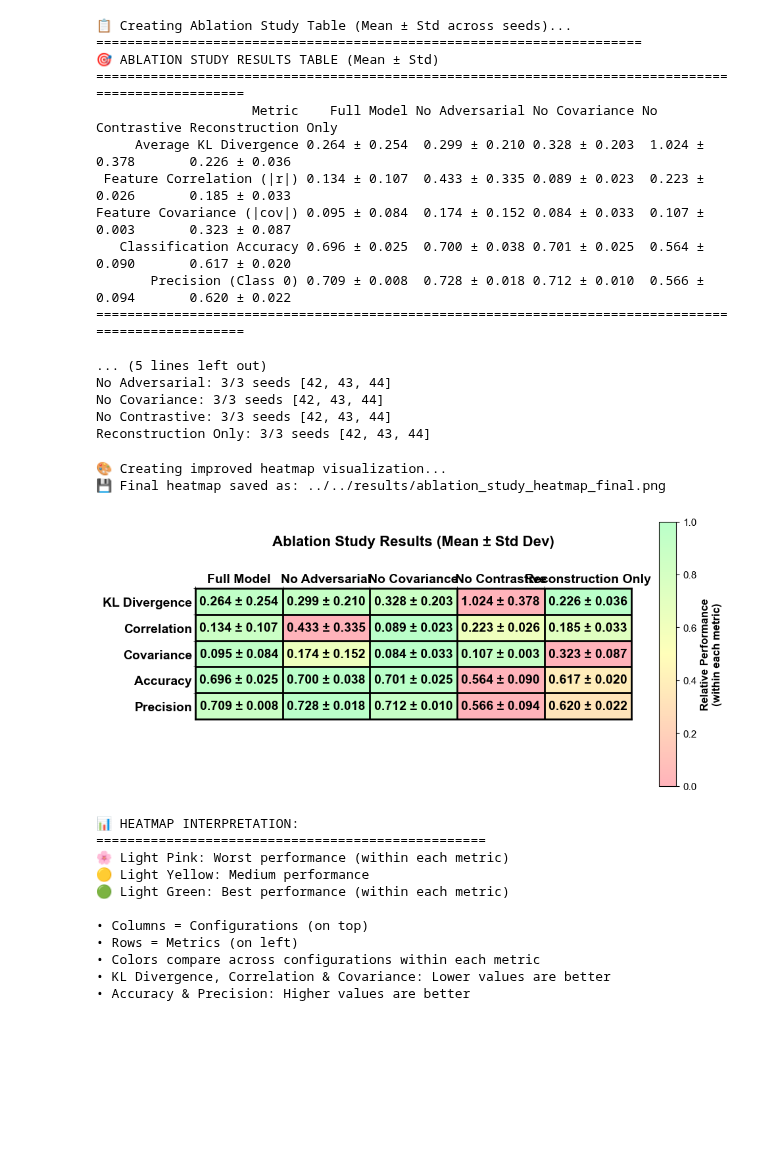
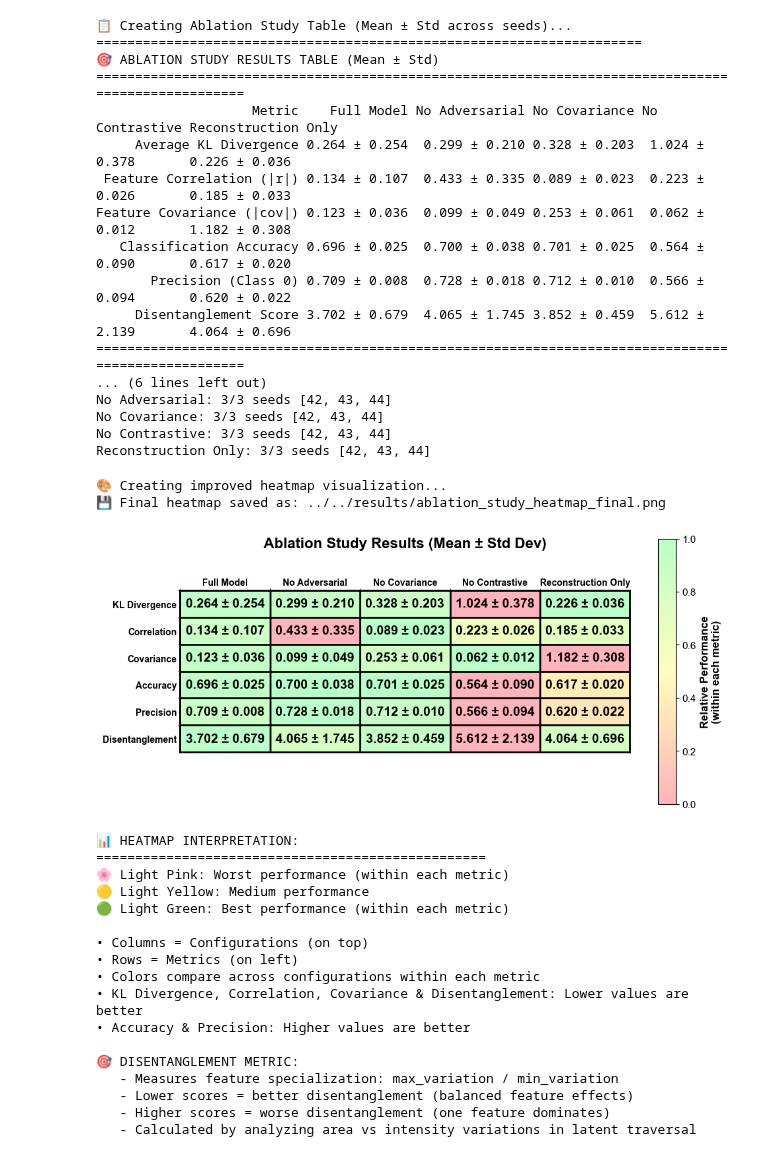
Before and after one commit to ComputationalMicroscopy4CellBio/AI4CellFate, a Jupyter notebook: notebooks/manuscript/SI_ablation_studies.ipynb, the cells around one changed output. Cells and saved outputs as stored; diff of their text form; code cells hidden in the pictures; blank space fills up the shorter version.

Commit message:
adding more interpretability metrics

```diff
--- a/notebooks/manuscript/SI_ablation_studies.ipynb
+++ b/notebooks/manuscript/SI_ablation_studies.ipynb
@@ -147,7 +334,8 @@ def load_metrics_from_folder(folder_path, verbose=True):
         cov_matrix = np.load(cov_file)
         # Get off-diagonal covariance (for 2D latent space, this is [0,1] or [1,0])
         if cov_matrix.shape == (2, 2):
-            metrics['feature_covariance'] = abs(cov_matrix[0, 1])  # Absolute covariance
+            metrics['feature_covariance'] = covariance_loss(cov_matrix)[1]
+            #metrics['feature_covariance'] = 2*abs(cov_matrix[0, 1]) / (abs(cov_matrix[0,0] + abs(cov_matrix[1, 1])))#+ abs(cov_matrix[1, 0]) # Absolute covariance
         else:
             # For higher dimensions, take mean absolute off-diagonal covariance
             off_diag_mask = ~np.eye(cov_matrix.shape[0], dtype=bool)
@@ -182,7 +370,7 @@ def load_metrics_from_folder(folder_path, verbose=True):
 
 # Test the function with one folder first
 print("🧪 Testing metric loading function...")
-test_config = ablation_configs[0]  # Full Model
+test_config = ablation_configs[1]  # Full Model
 test_folder = results_dir / test_config['folder_template'].format(seed=42)
 test_metrics = load_metrics_from_folder(test_folder)
 # %% [output]
@@ -287,14 +485,15 @@ def format_mean_std(values_list):
     else:
         return f"{mean_val:.3f} ± 0.000"
 
-# Prepare data for the table
+# Prepare data for the table - INCLUDING DISENTANGLEMENT
 table_data = {
     'Metric': [
         'Average KL Divergence',
         'Feature Correlation (|r|)',
         'Feature Covariance (|cov|)',
         'Classification Accuracy',
-        'Precision (Class 0)'
+        'Precision (Class 0)',
+        'Disentanglement Score'  # NEW METRIC
     ]
 }
 
@@ -307,7 +506,8 @@ for config_name in [config['name'] for config in ablation_configs]:
         format_mean_std(config_metrics['feature_correlation']),
         format_mean_std(config_metrics['feature_covariance']),
         format_mean_std(config_metrics['accuracy']),
-        format_mean_std(config_metrics['precision'])
+        format_mean_std(config_metrics['precision']),
+        format_mean_std(config_metrics['disentanglement_score'])  # NEW METRIC
     ]
 
     table_data[config_name] = column_values
@@ -342,12 +542,12 @@ for config_name in [config['name'] for config in ablation_configs]:
                     Metric    Full Model No Adversarial No Covariance No Contrastive Reconstruction Only
      Average KL Divergence 0.264 ± 0.254  0.299 ± 0.210 0.328 ± 0.203  1.024 ± 0.378       0.226 ± 0.036
  Feature Correlation (|r|) 0.134 ± 0.107  0.433 ± 0.335 0.089 ± 0.023  0.223 ± 0.026       0.185 ± 0.033
-Feature Covariance (|cov|) 0.095 ± 0.084  0.174 ± 0.152 0.084 ± 0.033  0.107 ± 0.003       0.323 ± 0.087
+Feature Covariance (|cov|) 0.123 ± 0.036  0.099 ± 0.049 0.253 ± 0.061  0.062 ± 0.012       1.182 ± 0.308
    Classification Accuracy 0.696 ± 0.025  0.700 ± 0.038 0.701 ± 0.025  0.564 ± 0.090       0.617 ± 0.020
        Precision (Class 0) 0.709 ± 0.008  0.728 ± 0.018 0.712 ± 0.010  0.566 ± 0.094       0.620 ± 0.022
+     Disentanglement Score 3.702 ± 0.679  4.065 ± 1.745 3.852 ± 0.459  5.612 ± 2.139       4.064 ± 0.696
 ====================================================================================================
-
-... (5 lines left out)
+... (6 lines left out)
 No Adversarial: 3/3 seeds [42, 43, 44]
 No Covariance: 3/3 seeds [42, 43, 44]
 No Contrastive: 3/3 seeds [42, 43, 44]
@@ -359,10 +559,10 @@ import numpy as np
 # Create improved heatmap visualization with row-wise normalization
 print("🎨 Creating improved heatmap visualization...")
 
-# Extract data for visualization - ROTATED
+# Extract data for visualization - ROTATED WITH DISENTANGLEMENT
 config_names = ['Full Model', 'No Adversarial', 'No Covariance', 'No Contrastive', 'Reconstruction Only']  # Only configs with data
-metric_names = ['KL Divergence', 'Correlation', 'Covariance', 'Accuracy', 'Precision']  # Shorter names
-metric_keys = ['avg_kl_divergence', 'feature_correlation', 'feature_covariance', 'accuracy', 'precision']
+metric_names = ['KL Divergence', 'Correlation', 'Covariance', 'Accuracy', 'Precision', 'Disentanglement']  # Shorter names
+metric_keys = ['avg_kl_divergence', 'feature_correlation', 'feature_covariance', 'accuracy', 'precision', 'disentanglement_score']
 
 # First, collect all available configs
 available_configs = []
@@ -403,7 +603,7 @@ raw_data_matrix = np.array(raw_data_matrix)
 text_matrix = np.array(text_matrix)
 
 # Define which metrics should be inverted (lower is better)
-metrics_lower_is_better = ['feature_correlation', 'feature_covariance']
+metrics_lower_is_better = ['feature_correlation', 'feature_covariance', 'disentanglement_score']
 
 # Normalize each row separately for coloring (compare across configurations for each metric)
 data_matrix = np.zeros_like(raw_data_matrix)
@@ -419,7 +619,7 @@ for i in range(len(metric_names)):
             # Invert: best (lowest) gets highest score
             normalized = 1.0 - (valid_values - np.min(valid_values)) / (np.max(valid_values) - np.min(valid_values))
         else:
-            # For others, higher is better
+            # For others (accuracy, precision, disentanglement), higher is better
             normalized = (valid_values - np.min(valid_values)) / (np.max(valid_values) - np.min(valid_values))
 
         data_matrix[i, valid_mask] = normalized
@@ -456,8 +656,8 @@ ax.set_xticks(range(len(available_configs)))
 ax.set_yticks(range(len(metric_names)))
 
 # Put configuration names on TOP (x-axis) with Arial font
-ax.set_xticklabels(available_configs, fontweight='bold', fontsize=14, ha='center', family='Arial')
-ax.set_yticklabels(metric_names, fontweight='bold', fontsize=14, family='Arial')
+ax.set_xticklabels(available_configs, fontweight='bold', fontsize=10, ha='center', family='Arial')
+ax.set_yticklabels(metric_names, fontweight='bold', fontsize=10, family='Arial')
 
 # Move x-axis labels to top
 ax.xaxis.tick_top()
@@ -481,35 +681,40 @@ for spine in ax.spines.values():
     spine.set_color('black')
 
 # Add colorbar with Arial font
 cbar = plt.colorbar(im, ax=ax, shrink=0.6, aspect=15)
 cbar.set_label('Relative Performance\n(within each metric)', fontweight='bold', fontsize=12, family='Arial')
 cbar.ax.tick_params(labelsize=11)
 
 # Adjust layout
 plt.tight_layout()
 
 # Save the plot
 heatmap_path = "../../results/ablation_study_heatmap_final.png"
 plt.savefig(heatmap_path, dpi=300, bbox_inches='tight', facecolor='white')
 print(f"💾 Final heatmap saved as: {heatmap_path}")
 
 plt.show()
 
 # Print interpretation guide
 print("\n📊 HEATMAP INTERPRETATION:")
 print("="*50)
 print("🌸 Light Pink: Worst performance (within each metric)")
 print("🟡 Light Yellow: Medium performance")
 print("🟢 Light Green: Best performance (within each metric)")
 print("\n• Columns = Configurations (on top)")
 print("• Rows = Metrics (on left)")
 print("• Colors compare across configurations within each metric")
-print("• KL Divergence, Correlation & Covariance: Lower values are better")
+print("• KL Divergence, Correlation, Covariance & Disentanglement: Lower values are better")
 print("• Accuracy & Precision: Higher values are better")
+print("\n🎯 DISENTANGLEMENT METRIC:")
+print("   - Measures feature specialization: max_variation / min_variation")
+print("   - Lower scores = better disentanglement (balanced feature effects)")
+print("   - Higher scores = worse disentanglement (one feature dominates)")
+print("   - Calculated by analyzing area vs intensity variations in latent traversal")
 # %% [output]
 🎨 Creating improved heatmap visualization...
 💾 Final heatmap saved as: ../../results/ablation_study_heatmap_final.png
-[figure, old version]
+[figure, new version]
 📊 HEATMAP INTERPRETATION:
 ==================================================
 🌸 Light Pink: Worst performance (within each metric)
@@ -519,5 +724,11 @@ print("• Accuracy & Precision: Higher values are better")
 • Columns = Configurations (on top)
 • Rows = Metrics (on left)
 • Colors compare across configurations within each metric
-• KL Divergence, Correlation & Covariance: Lower values are better
+• KL Divergence, Correlation, Covariance & Disentanglement: Lower values are better
 • Accuracy & Precision: Higher values are better
+
+🎯 DISENTANGLEMENT METRIC:
+   - Measures feature specialization: max_variation / min_variation
+   - Lower scores = better disentanglement (balanced feature effects)
+   - Higher scores = worse disentanglement (one feature dominates)
+   - Calculated by analyzing area vs intensity variations in latent traversal
```
Also changed, not shown: parts of 4 cells of this notebook.
